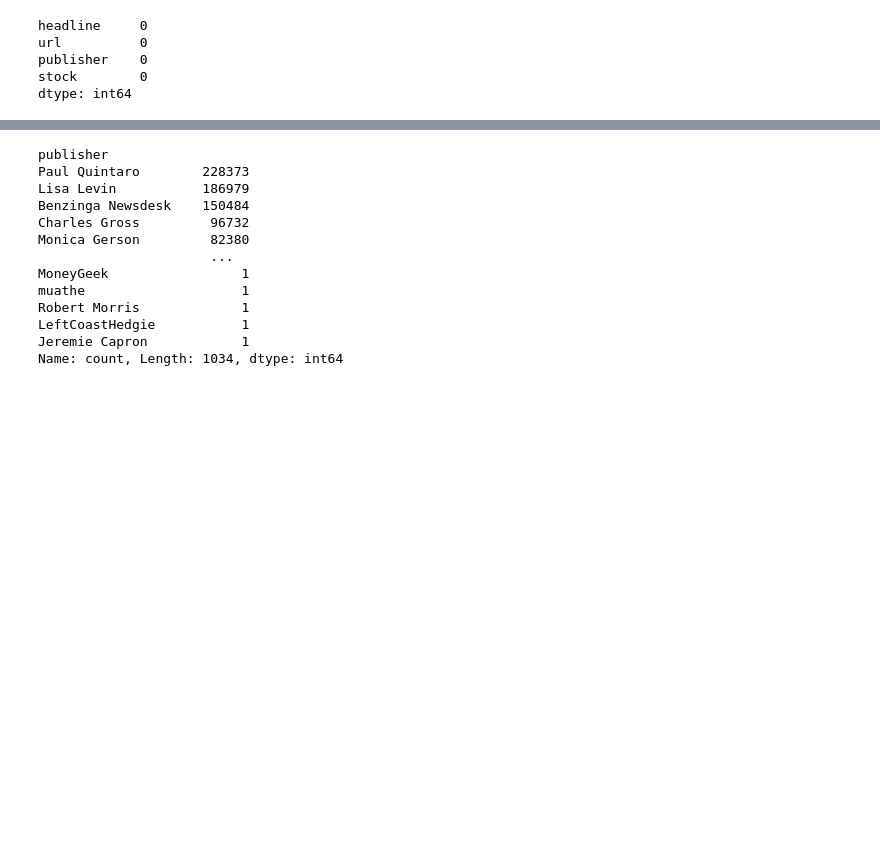
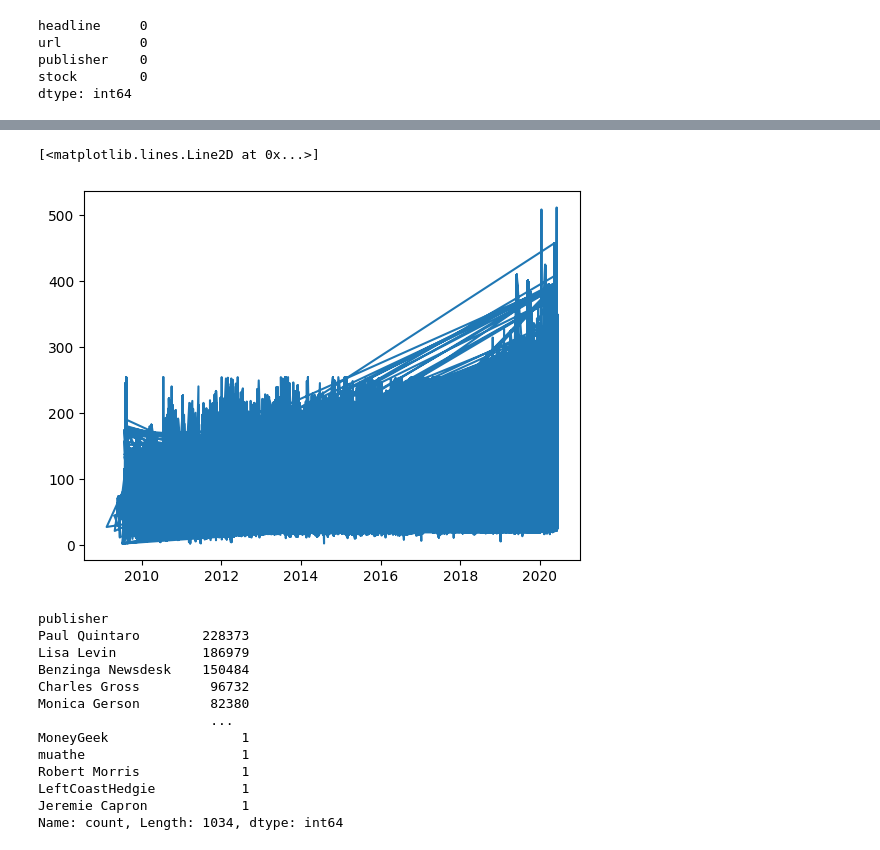
Before and after one commit to abrehamashebir/kaim3-stock-price-analysis, a Jupyter notebook: notebook/news_sentiment.ipynb, the cells around one changed output, grey strips where cells are left out. Saved outputs shown, nothing was run; the diff lists cells and outputs as text; code cells hidden in the pictures; blank space fills up the shorter version.

```diff
--- a/notebook/news_sentiment.ipynb
+++ b/notebook/news_sentiment.ipynb
@@ -90,0 +95,3 @@ dtype: int64
+# %%
+df['hedline_length']= df['headline'].apply(lambda x: len(x))
+df[['headline','hedline_length']]
@@ -91,3 +113,8 @@ dtype: int64
+# %%
+plt.plot(df['hedline_length'])
+# %% [output]
+[<matplotlib.lines.Line2D at 0x...>]
+[figure, added]
 # %%
 publisher_counts = df['publisher'].value_counts()
 print(publisher_counts)
```
Also changed, not shown: parts of 15 cells of this notebook, 2 other files.
